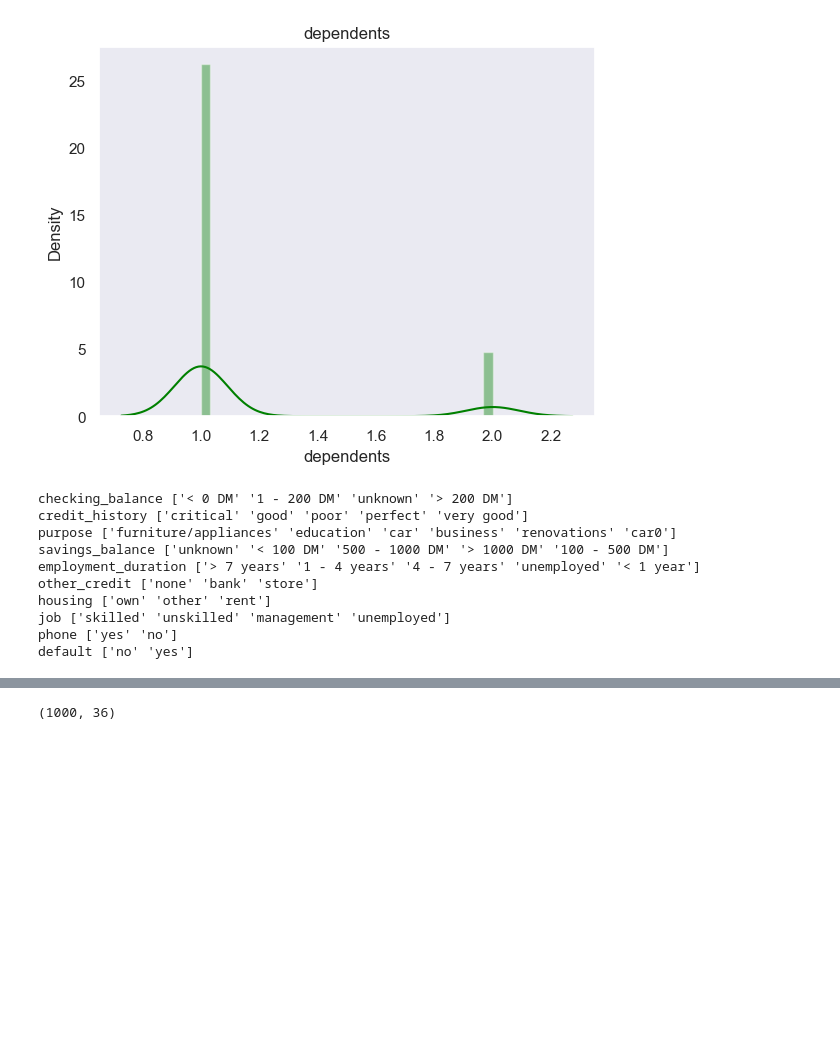
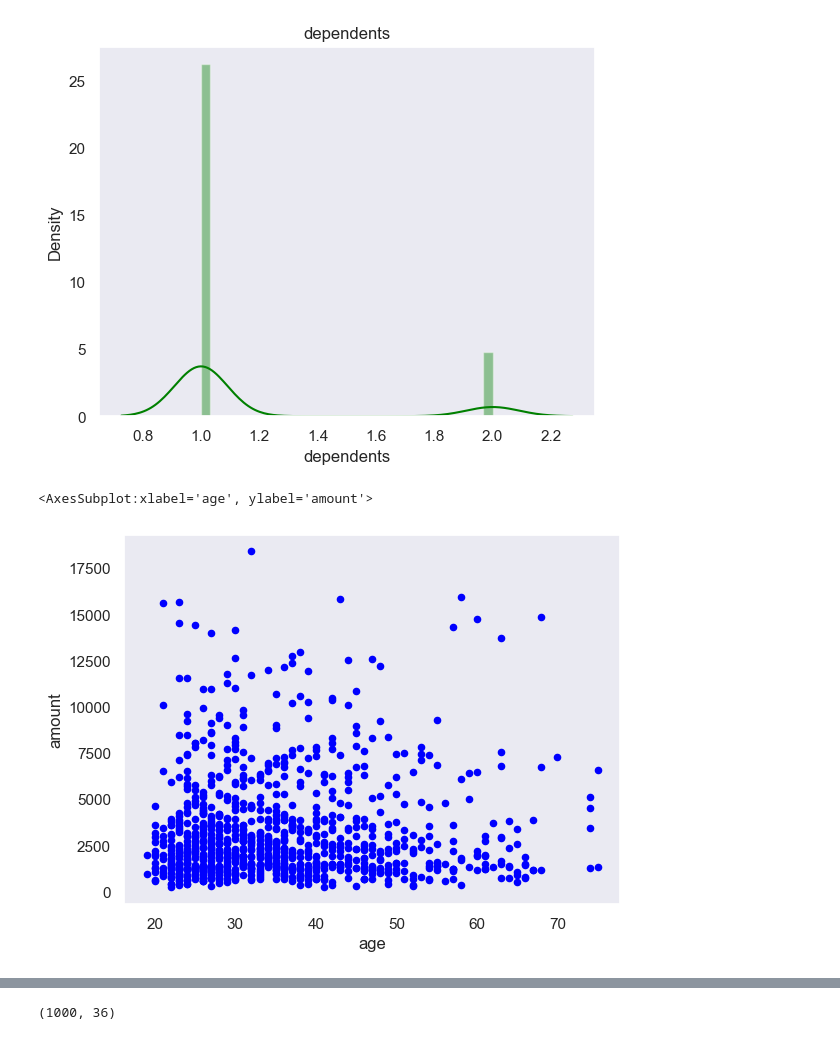
Before and after one commit to sumanpaudel1997/Credit-Risk-Modeling-in-Python, a Jupyter notebook: german credit risk.ipynb, the cells around one changed output, grey strips where cells are left out. Drawn from its saved outputs; the diff is of its cells as text; code cells hidden in the pictures; blank space fills up the shorter version.

```diff
--- a/german credit risk.ipynb
+++ b/german credit risk.ipynb
@@ -85,17 +87,9 @@ for i in df_numerical.columns:
 [figure]
 [figure]
 [figure]
-# %%
-for i in df_loan_data.select_dtypes(include=['object']).columns:
-    print(i, df_loan_data[i].unique())
-# %% [output]
-checking_balance ['< 0 DM' '1 - 200 DM' 'unknown' '> 200 DM']
-credit_history ['critical' 'good' 'poor' 'perfect' 'very good']
-purpose ['furniture/appliances' 'education' 'car' 'business' 'renovations' 'car0']
-savings_balance ['unknown' '< 100 DM' '500 - 1000 DM' '> 1000 DM' '100 - 500 DM']
-employment_duration ['> 7 years' '1 - 4 years' '4 - 7 years' 'unemployed' '< 1 year']
-other_credit ['none' 'bank' 'store']
-housing ['own' 'other' 'rent']
-job ['skilled' 'unskilled' 'management' 'unemployed']
-phone ['yes' 'no']
-default ['no' 'yes']
+# %%
+# creating scatter plot for all the age and amount variables
+df_numerical.plot(kind='scatter',x='age',y='amount',color='blue')
+# %% [output]
+<AxesSubplot:xlabel='age', ylabel='amount'>
+[figure, added]
```
Also changed, not shown: parts of 2 cells of this notebook, 1 other file.
